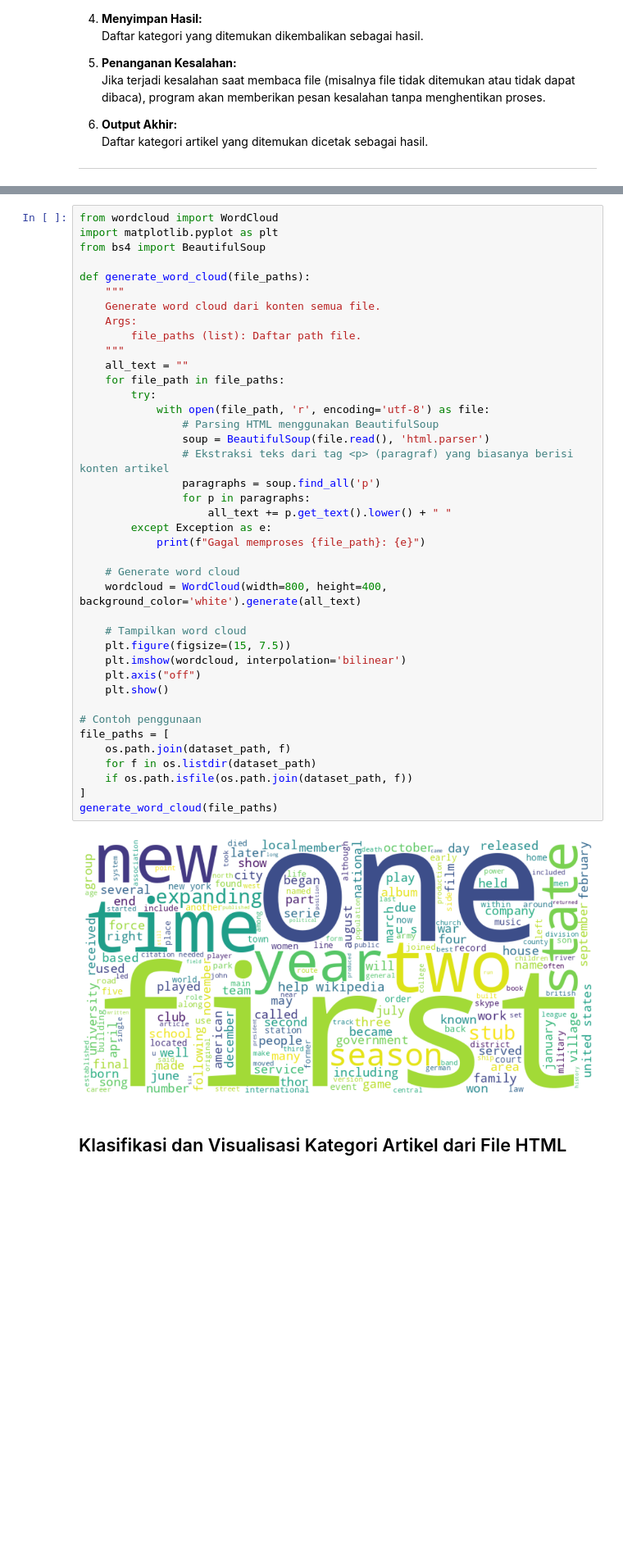
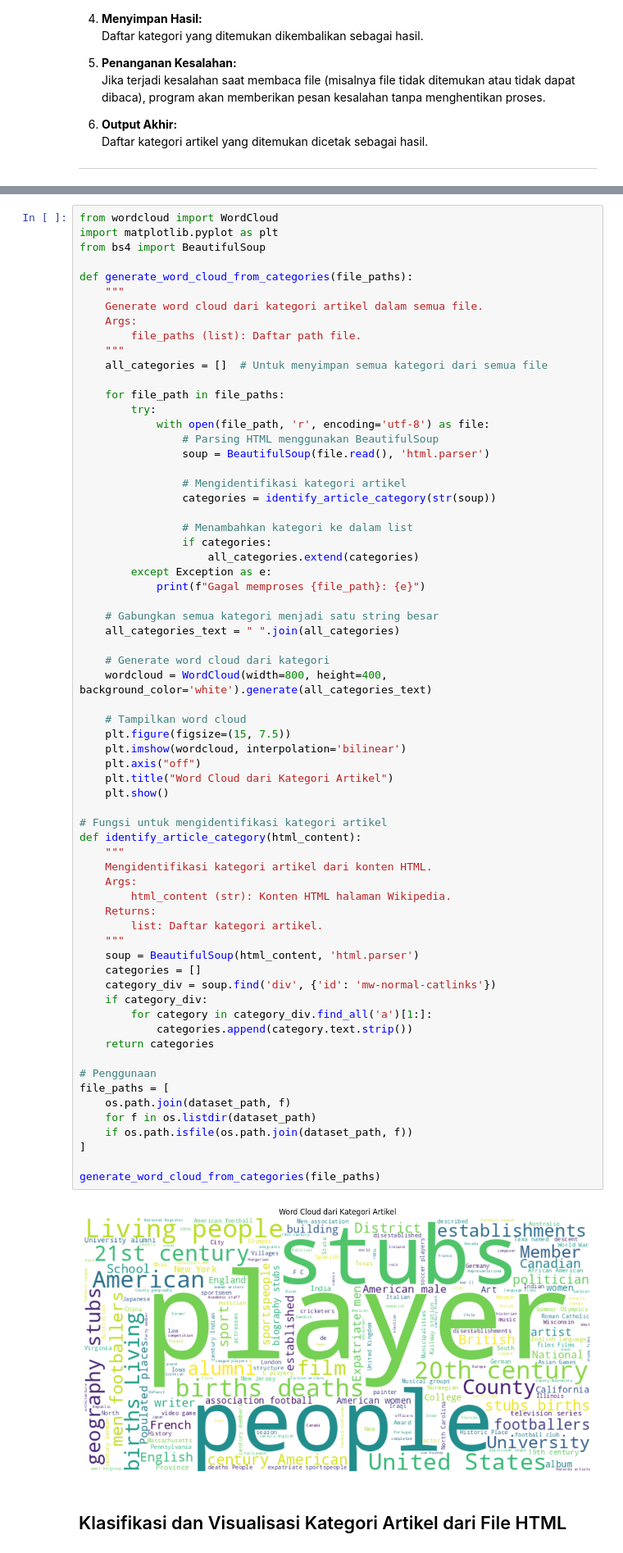
Before and after one commit to rezaldii/Analyzing-Wikipedia-Pages, a Jupyter notebook: Analyzing_Wikipedia_Pages.ipynb, the cells around one changed output, grey strips where cells are left out. Shown at 82% size. Cells and saved outputs as stored; diff of their text form; blank space fills up the shorter version.

Commit message:
Update Analyzing_Wikipedia_Pages

```diff
--- a/Analyzing_Wikipedia_Pages.ipynb
+++ b/Analyzing_Wikipedia_Pages.ipynb
@@ -941,45 +935,71 @@ Kode ini bertujuan untuk membuat **Word Cloud** (awan kata) dari teks yang dieks
 # %%
 from wordcloud import WordCloud
 import matplotlib.pyplot as plt
 from bs4 import BeautifulSoup
 
-def generate_word_cloud(file_paths):
+def generate_word_cloud_from_categories(file_paths):
     """
-    Generate word cloud dari konten semua file.
+    Generate word cloud dari kategori artikel dalam semua file.
     Args:
         file_paths (list): Daftar path file.
     """
-    all_text = ""
+    all_categories = []  # Untuk menyimpan semua kategori dari semua file
+
     for file_path in file_paths:
         try:
             with open(file_path, 'r', encoding='utf-8') as file:
                 # Parsing HTML menggunakan BeautifulSoup
                 soup = BeautifulSoup(file.read(), 'html.parser')
-                # Ekstraksi teks dari tag <p> (paragraf) yang biasanya berisi konten artikel
-                paragraphs = soup.find_all('p')
-                for p in paragraphs:
-                    all_text += p.get_text().lower() + " "
+
+                # Mengidentifikasi kategori artikel
+                categories = identify_article_category(str(soup))
+
+                # Menambahkan kategori ke dalam list
+                if categories:
+                    all_categories.extend(categories)
         except Exception as e:
             print(f"Gagal memproses {file_path}: {e}")
 
-    # Generate word cloud
-    wordcloud = WordCloud(width=800, height=400, background_color='white').generate(all_text)
+    # Gabungkan semua kategori menjadi satu string besar
+    all_categories_text = " ".join(all_categories)
+
+    # Generate word cloud dari kategori
+    wordcloud = WordCloud(width=800, height=400, background_color='white').generate(all_categories_text)
 
     # Tampilkan word cloud
     plt.figure(figsize=(15, 7.5))
     plt.imshow(wordcloud, interpolation='bilinear')
     plt.axis("off")
+    plt.title("Word Cloud dari Kategori Artikel")
     plt.show()
 
-# Contoh penggunaan
+# Fungsi untuk mengidentifikasi kategori artikel
+def identify_article_category(html_content):
+    """
+    Mengidentifikasi kategori artikel dari konten HTML.
+    Args:
+        html_content (str): Konten HTML halaman Wikipedia.
+    Returns:
+        list: Daftar kategori artikel.
+    """
+    soup = BeautifulSoup(html_content, 'html.parser')
+    categories = []
+    category_div = soup.find('div', {'id': 'mw-normal-catlinks'})
+    if category_div:
+        for category in category_div.find_all('a')[1:]:
+            categories.append(category.text.strip())
+    return categories
+
+# Penggunaan
 file_paths = [
     os.path.join(dataset_path, f)
     for f in os.listdir(dataset_path)
     if os.path.isfile(os.path.join(dataset_path, f))
 ]
-generate_word_cloud(file_paths)
+
+generate_word_cloud_from_categories(file_paths)
 # %% [output]
-[figure, old version]
+[figure, new version]
 # %% [markdown]
 ## Klasifikasi dan Visualisasi Kategori Artikel dari File HTML
 # %% [markdown]
```
Also changed, not shown: parts of 16 cells of this notebook.
